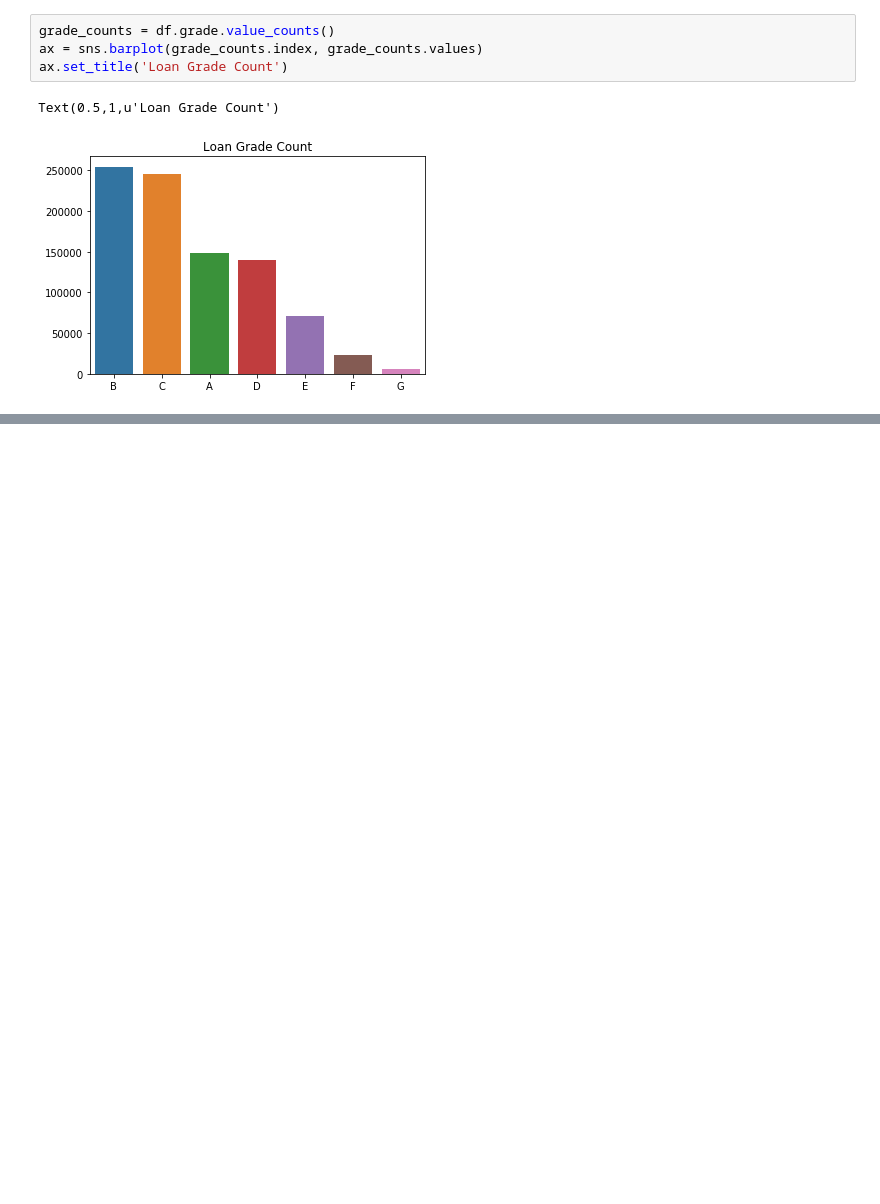
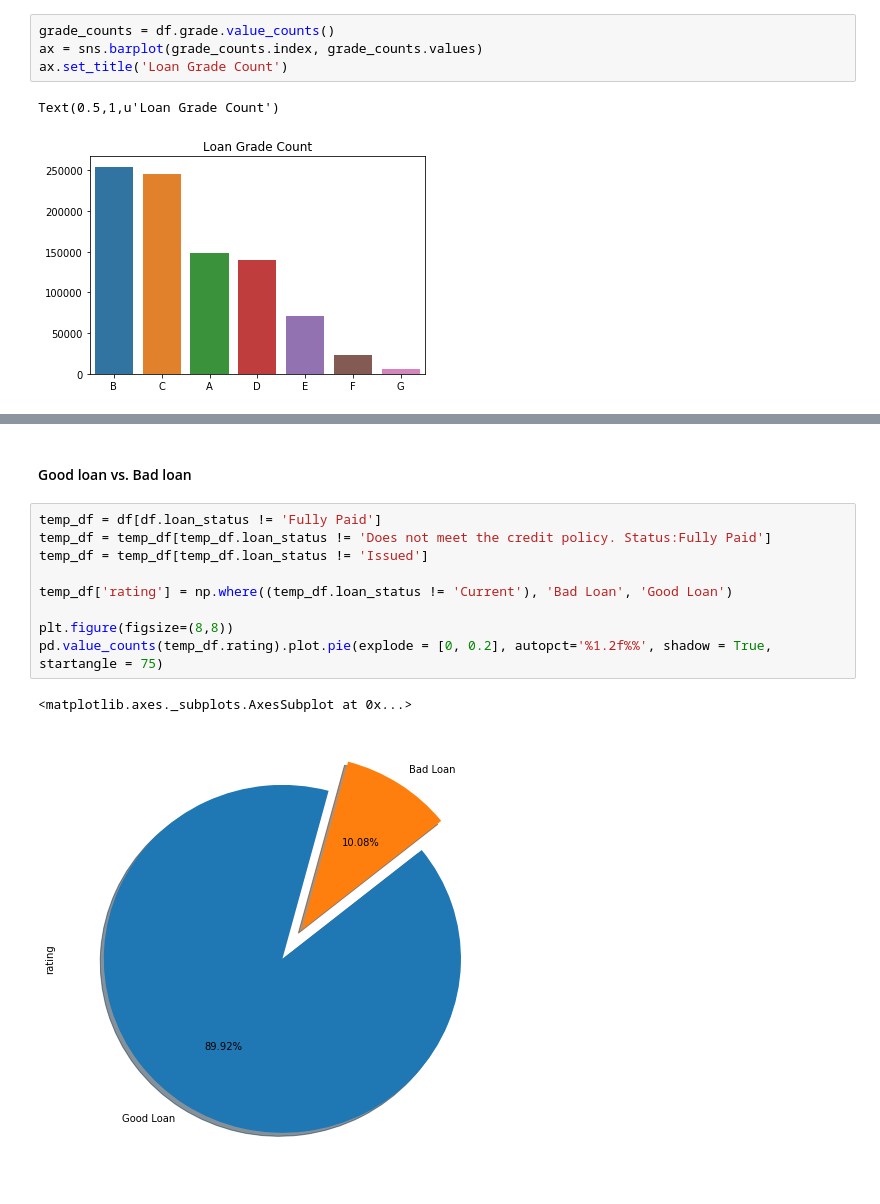
Before and after one commit to akshitvjain/LoanExtensionAnalysis, a Jupyter notebook: data_exploration.ipynb, the cells around one changed output, grey strips where cells are left out. Cells and saved outputs as stored; diff of their text form; blank space fills up the shorter version.

```diff
--- a/data_exploration.ipynb
+++ b/data_exploration.ipynb
@@ -66,0 +98,14 @@ Text(0.5,1,u'Loan Grade Count')
+# %% [markdown]
+<h4> Good loan vs. Bad loan </h4>
+# %%
+temp_df = df[df.loan_status != 'Fully Paid']
+temp_df = temp_df[temp_df.loan_status != 'Does not meet the credit policy. Status:Fully Paid']
+temp_df = temp_df[temp_df.loan_status != 'Issued']
+
+temp_df['rating'] = np.where((temp_df.loan_status != 'Current'), 'Bad Loan', 'Good Loan')
+
+plt.figure(figsize=(8,8))
+pd.value_counts(temp_df.rating).plot.pie(explode = [0, 0.2], autopct='%1.2f%%', shadow = True, startangle = 75)
+# %% [output]
+<matplotlib.axes._subplots.AxesSubplot at 0x...>
+[figure, added]
```
Also changed, not shown: parts of 7 cells of this notebook.
